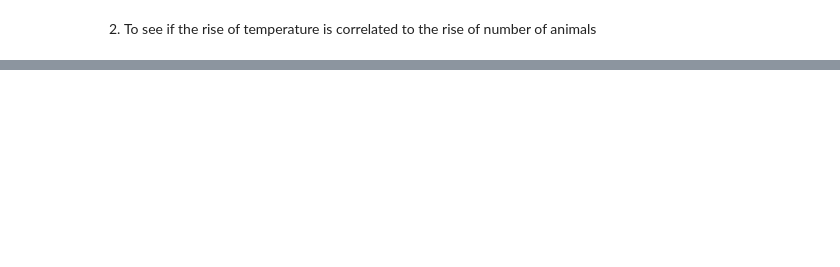
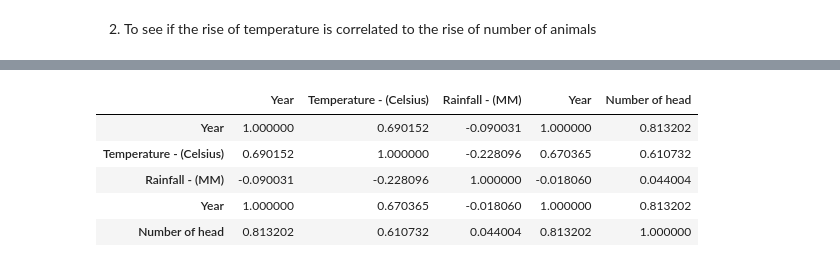
Before and after one commit to jina2020/Projects, a Jupyter notebook: Weather and animal data in Mongolia/data_prep.ipynb, the cells around one changed output, grey strips where cells are left out. Cells and saved outputs as stored; diff of their text form; code cells hidden in the pictures; blank space fills up the shorter version.

```diff
--- a/Weather and animal data in Mongolia/data_prep.ipynb
+++ b/Weather and animal data in Mongolia/data_prep.ipynb
@@ -209,0 +218,9 @@ animal.groupby(['Year','Kind'])['Number of head'].sum().reset_index()
+# %%
+dataset.corr(method ='pearson')
+# %% [output]
+|  | Year | Temperature - (Celsius) | Rainfall - (MM) | Year | Number of head |
+| Year | 1.000000 | 0.690152 | -0.090031 | 1.000000 | 0.813202 |
+| Temperature - (Celsius) | 0.690152 | 1.000000 | -0.228096 | 0.670365 | 0.610732 |
+| Rainfall - (MM) | -0.090031 | -0.228096 | 1.000000 | -0.018060 | 0.044004 |
+| Year | 1.000000 | 0.670365 | -0.018060 | 1.000000 | 0.813202 |
+| Number of head | 0.813202 | 0.610732 | 0.044004 | 0.813202 | 1.000000 |
```
Also changed, not shown: parts of 15 cells of this notebook, 5 other files.
